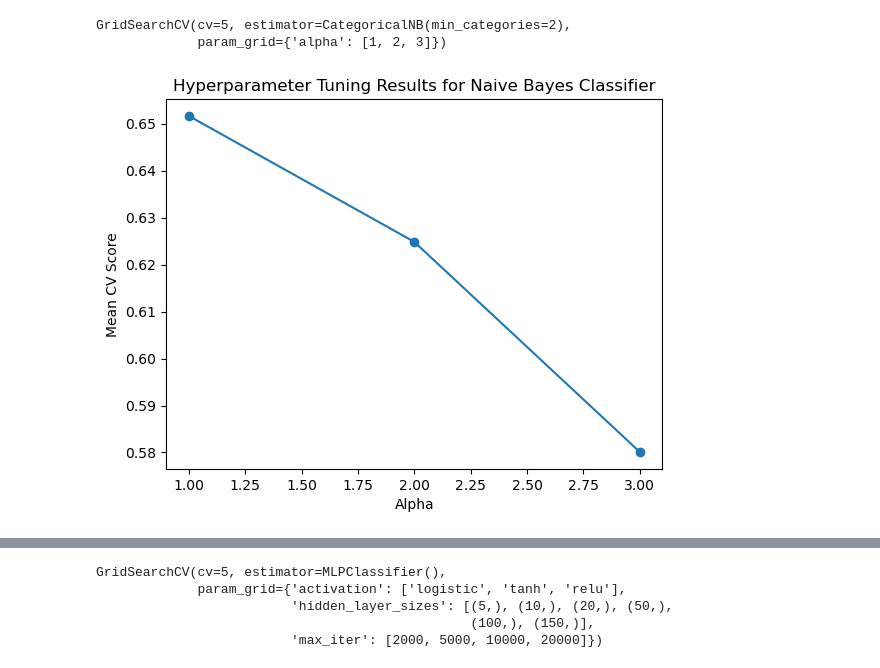
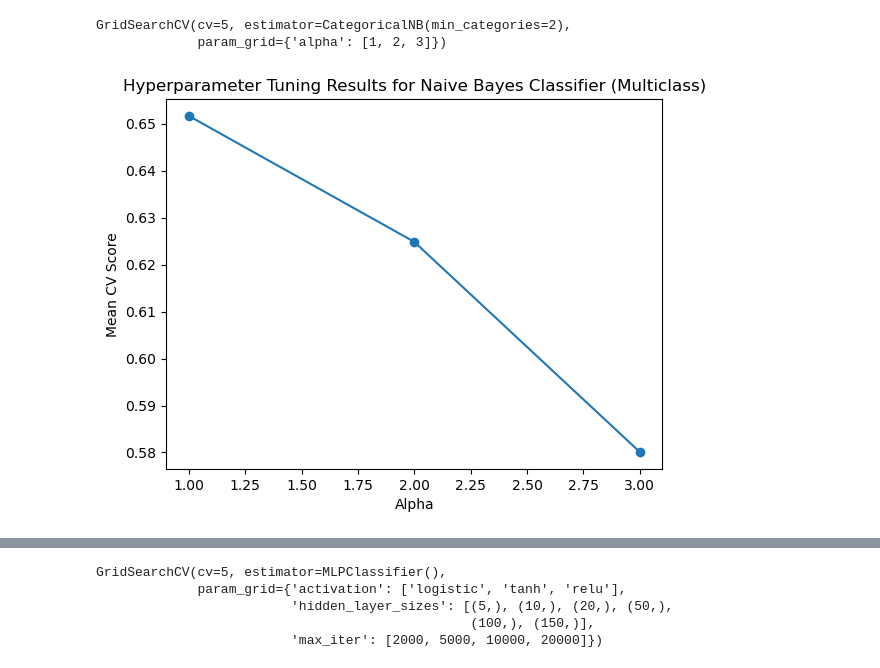
Before and after one commit to TK-71421/Sleep_Quality_and_Stress_Classification, a Jupyter notebook: model_training.ipynb, the cells around one changed output, grey strips where cells are left out. Cells and saved outputs as stored; diff of their text form; code cells hidden in the pictures.

```diff
--- a/model_training.ipynb
+++ b/model_training.ipynb
@@ -536,14 +557,15 @@ GridSearchCV(cv=5, estimator=CategoricalNB(min_categories=2),
 # %%
 # Get the cross validation results and plot the mean accuracy for each parameter
 results_df = pd.DataFrame(search_nb.cv_results_)
 plt.figure()
 plt.plot(results_df['param_alpha'], results_df['mean_test_score'], marker='o')
-plt.title("Hyperparameter Tuning Results for Naive Bayes Classifier")
+plt.title("Hyperparameter Tuning Results for Naive Bayes Classifier (Multiclass)")
 plt.xlabel("Alpha")
 plt.ylabel("Mean CV Score")
+plt.savefig("./visuals/nb_multiclass.png")
 plt.show()
 # %% [output]
-[figure, old version]
+[figure, new version]
 # %%
 nb_classifier_multi = CategoricalNB(min_categories = 2, alpha = search_nb.best_params_['alpha'])
 start_time = time.time()
```
Also changed, not shown: parts of 25 cells of this notebook.
